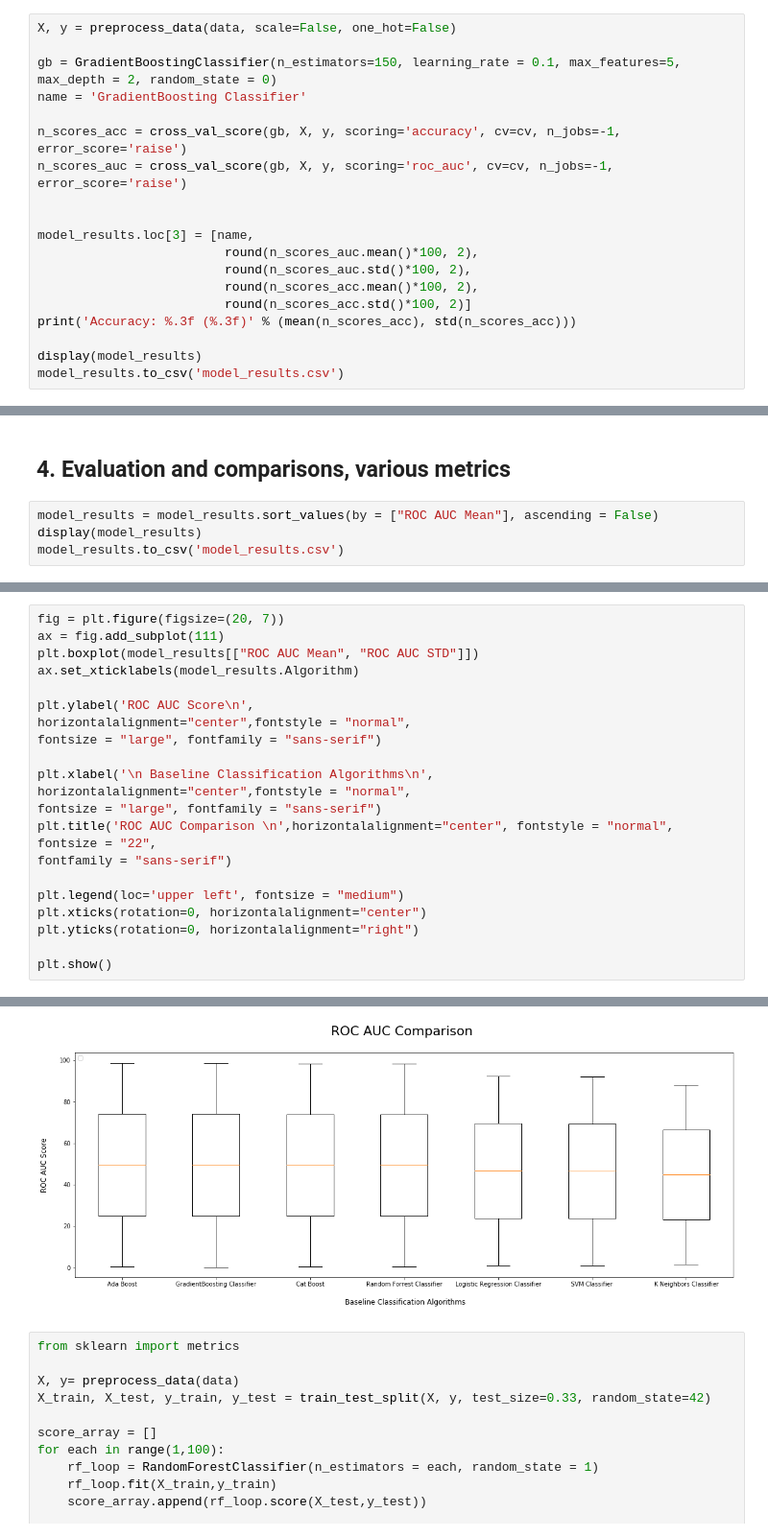
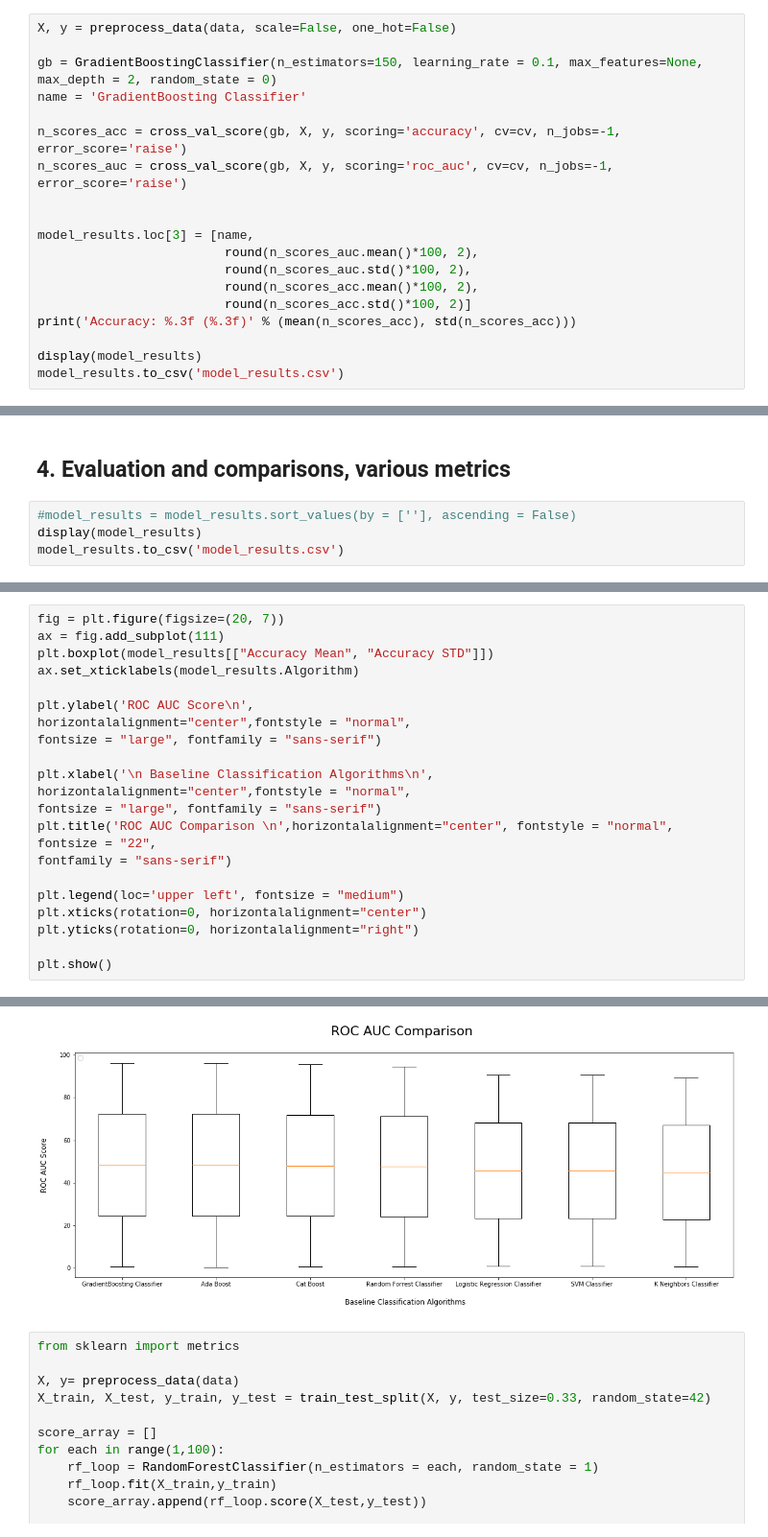
Before and after one commit to hiulian69/Bank_Churn_Prediction, a Jupyter notebook: Models.ipynb, the cells around one changed output, grey strips where cells are left out. Shown: that part at 96% size. Saved outputs shown, nothing was run; the diff lists cells and outputs as text.

```diff
--- a/Models.ipynb
+++ b/Models.ipynb
@@ -476,7 +476,7 @@ Accuracy: 0.961 (0.005)
 # %%
 X, y = preprocess_data(data, scale=False, one_hot=False)
 
-gb = GradientBoostingClassifier(n_estimators=150, learning_rate = 0.1, max_features=5, max_depth = 2, random_state = 0)
+gb = GradientBoostingClassifier(n_estimators=150, learning_rate = 0.1, max_features=None, max_depth = 2, random_state = 0)
 name = 'GradientBoosting Classifier'
 
 n_scores_acc = cross_val_score(gb, X, y, scoring='accuracy', cv=cv, n_jobs=-1, error_score='raise')
@@ -625,7 +628,7 @@ bestIteration = 149
 # %% [markdown]
 ## 4. Evaluation and comparisons, various metrics
 # %%
-model_results = model_results.sort_values(by = ["ROC AUC Mean"], ascending = False)
+#model_results = model_results.sort_values(by = [''], ascending = False)
 display(model_results)
 model_results.to_csv('model_results.csv')
 # %% [output]
@@ -640,27 +643,27 @@ model_results.to_csv('model_results.csv')
 # %%
 fig = plt.figure(figsize=(20, 7))
 ax = fig.add_subplot(111)
-plt.boxplot(model_results[["ROC AUC Mean", "ROC AUC STD"]])
+plt.boxplot(model_results[["Accuracy Mean", "Accuracy STD"]])
 ax.set_xticklabels(model_results.Algorithm)
 
 plt.ylabel('ROC AUC Score\n',
 horizontalalignment="center",fontstyle = "normal",
 fontsize = "large", fontfamily = "sans-serif")
 
 plt.xlabel('\n Baseline Classification Algorithms\n',
 horizontalalignment="center",fontstyle = "normal",
 fontsize = "large", fontfamily = "sans-serif")
 plt.title('ROC AUC Comparison \n',horizontalalignment="center", fontstyle = "normal", fontsize = "22",
 fontfamily = "sans-serif")
 
 plt.legend(loc='upper left', fontsize = "medium")
 plt.xticks(rotation=0, horizontalalignment="center")
 plt.yticks(rotation=0, horizontalalignment="right")
 
 plt.show()
 # %% [output]
 No handles with labels found to put in legend.
-[figure, old version]
+[figure, new version]
 # %%
 from sklearn import metrics
 
```
Also changed, not shown: parts of 2 cells of this notebook, 3 other files.
